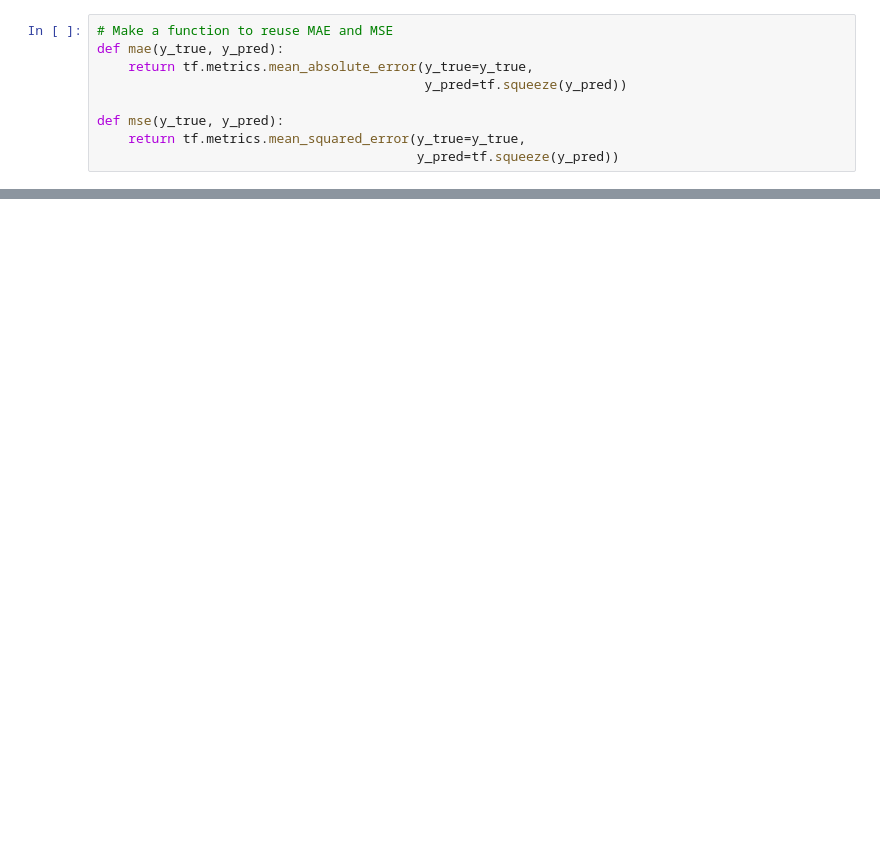
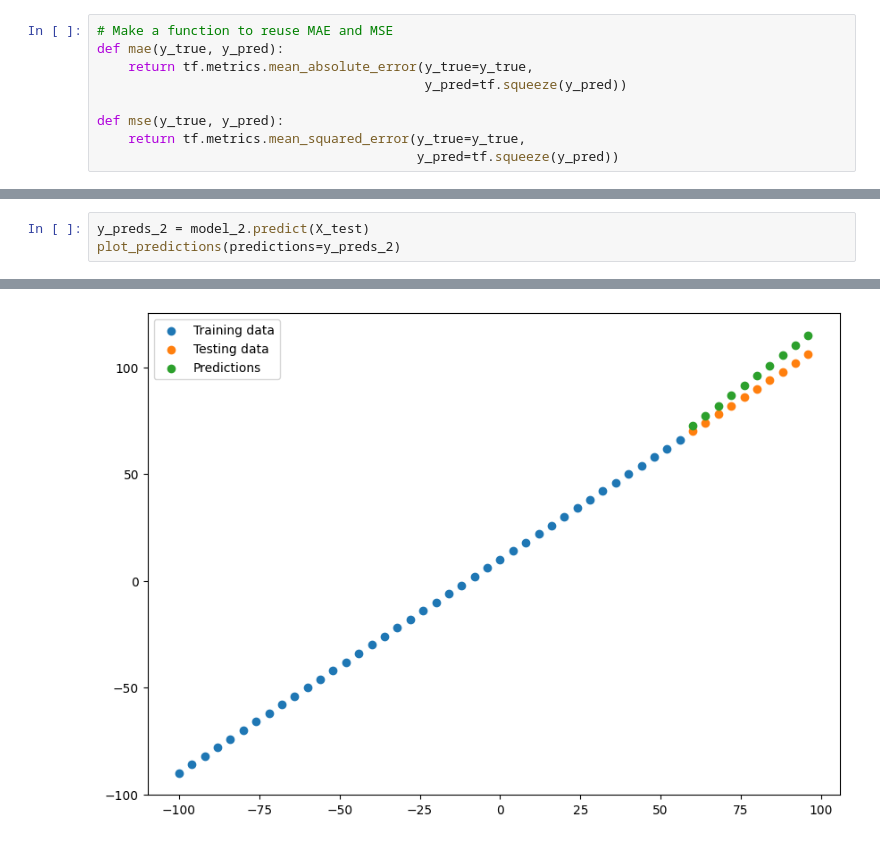
Before and after one commit to Jammal7/Introduction_to_Data_Science, a Jupyter notebook: Deep Learning/Tensorflow/01_neural_network_regression.ipynb, the cells around one changed output, grey strips where cells are left out. Cells and saved outputs as stored; diff of their text form; blank space fills up the shorter version.

```diff
--- a/Deep Learning/Tensorflow/01_neural_network_regression.ipynb
+++ b/Deep Learning/Tensorflow/01_neural_network_regression.ipynb
@@ -430,0 +482,4 @@ def mse(y_true, y_pred):
+# %%
+y_preds_2 = model_2.predict(X_test)
+plot_predictions(predictions=y_preds_2)
+# %% [output]
@@ -430,0 +487 @@ def mse(y_true, y_pred):
+[figure, added]
```
Also changed, not shown: parts of 40 cells of this notebook, 2 other files.
